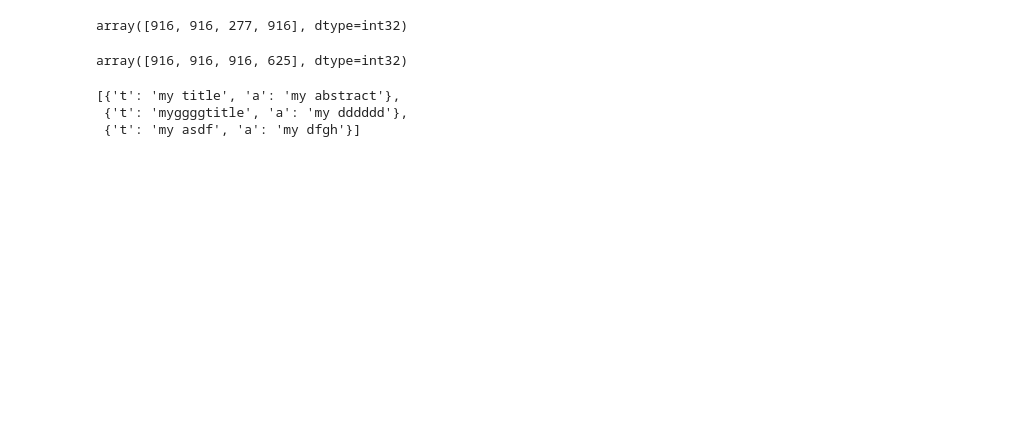
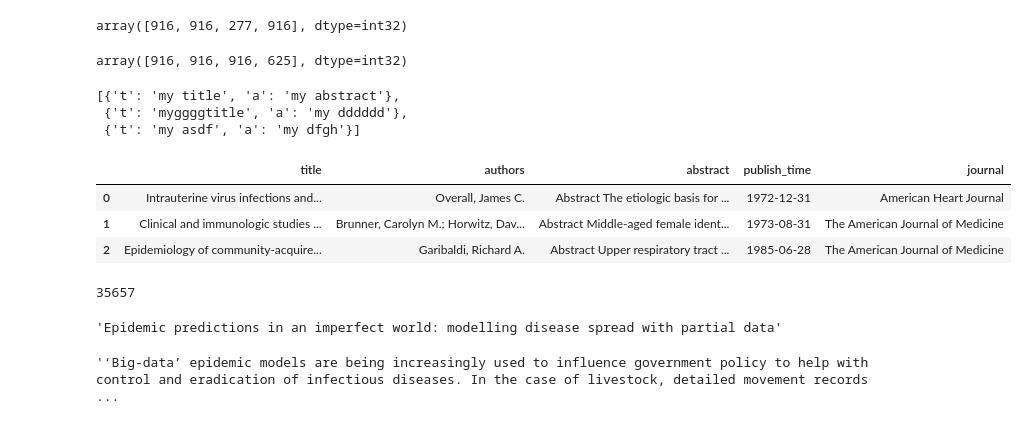
Before and after one commit to jason17h/stem-search, a Jupyter notebook: notebooks/playground.ipynb, the cells around one changed output. Saved outputs shown, nothing was run; the diff lists cells and outputs as text; code cells hidden in the pictures; blank space fills up the shorter version.

```diff
--- a/notebooks/playground.ipynb
+++ b/notebooks/playground.ipynb
@@ -97,3 +97,16 @@ pd.DataFrame([{'t': 'my title', 'a': 'my abstract'}, {'t': 'myggggtitle', 'a': '
 [{'t': 'my title', 'a': 'my abstract'},
  {'t': 'myggggtitle', 'a': 'my dddddd'},
  {'t': 'my asdf', 'a': 'my dfgh'}]
+# %%
+cord_papers = pd.read_parquet('../data/cord_papers.parquet')
+# %%
+cord_papers.head(3)
+# %% [output]
+|  | title | authors | abstract | publish_time | journal |
+| 0 | Intrauterine virus infections and... | Overall, James C. | Abstract The etiologic basis for ... | 1972-12-31 | American Heart Journal |
+| 1 | Clinical and immunologic studies ... | Brunner, Carolyn M.; Horwitz, Dav... | Abstract Middle-aged female ident... | 1973-08-31 | The American Journal of Medicine |
+| 2 | Epidemiology of community-acquire... | Garibaldi, Richard A. | Abstract Upper respiratory tract ... | 1985-06-28 | The American Journal of Medicine |
+# %%
+len(cord_papers)
+# %% [output]
+35657
@@ -99,0 +117,8 @@ pd.DataFrame([{'t': 'my title', 'a': 'my abstract'}, {'t': 'myggggtitle', 'a': '
+# %%
+cord_papers.iloc[idx]['title'].iloc[i]
+# %% [output]
+'Epidemic predictions in an imperfect world: modelling disease spread with partial data'
+# %%
+cord_papers.iloc[idx]['abstract'].iloc[i]
+# %% [output]
+'‘Big-data’ epidemic models are being increasingly used to influence government policy to help with control and eradication of infectious diseases. In the case of livestock, detailed movement records  ...
```
Also changed, not shown: parts of 2 cells of this notebook, 4 other files.
